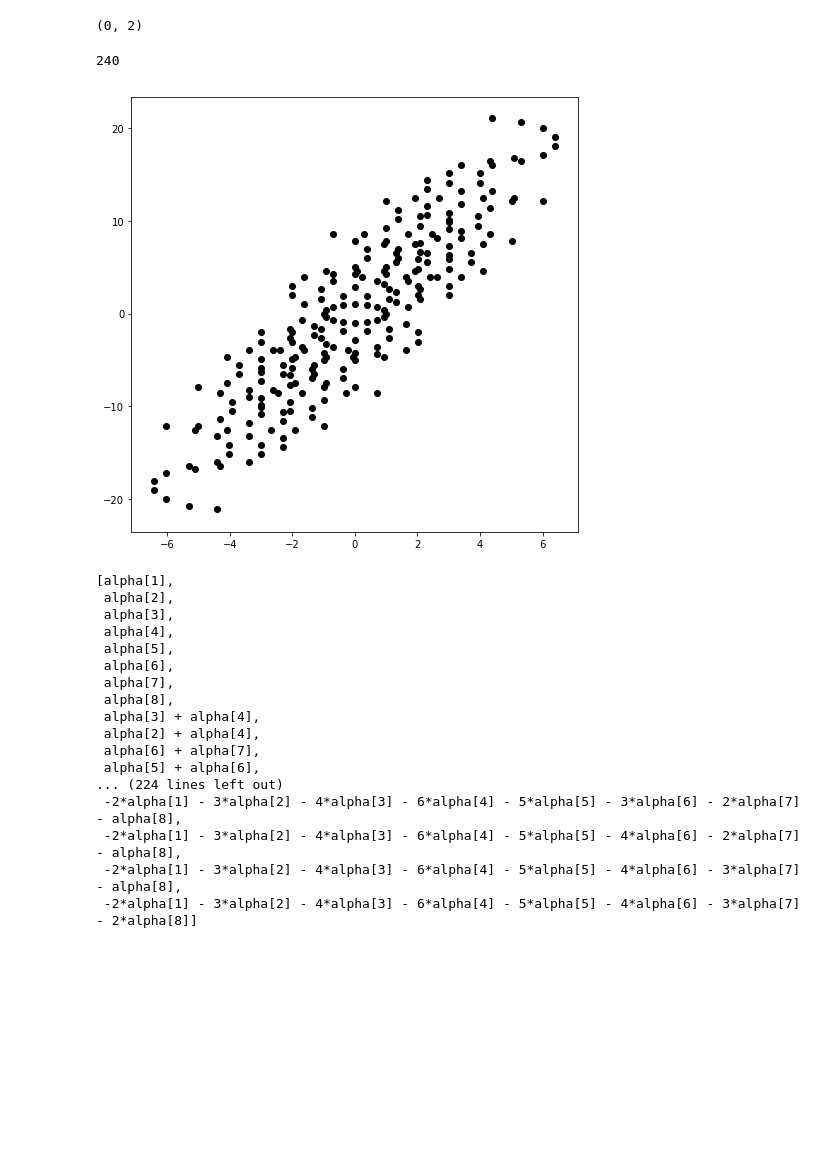
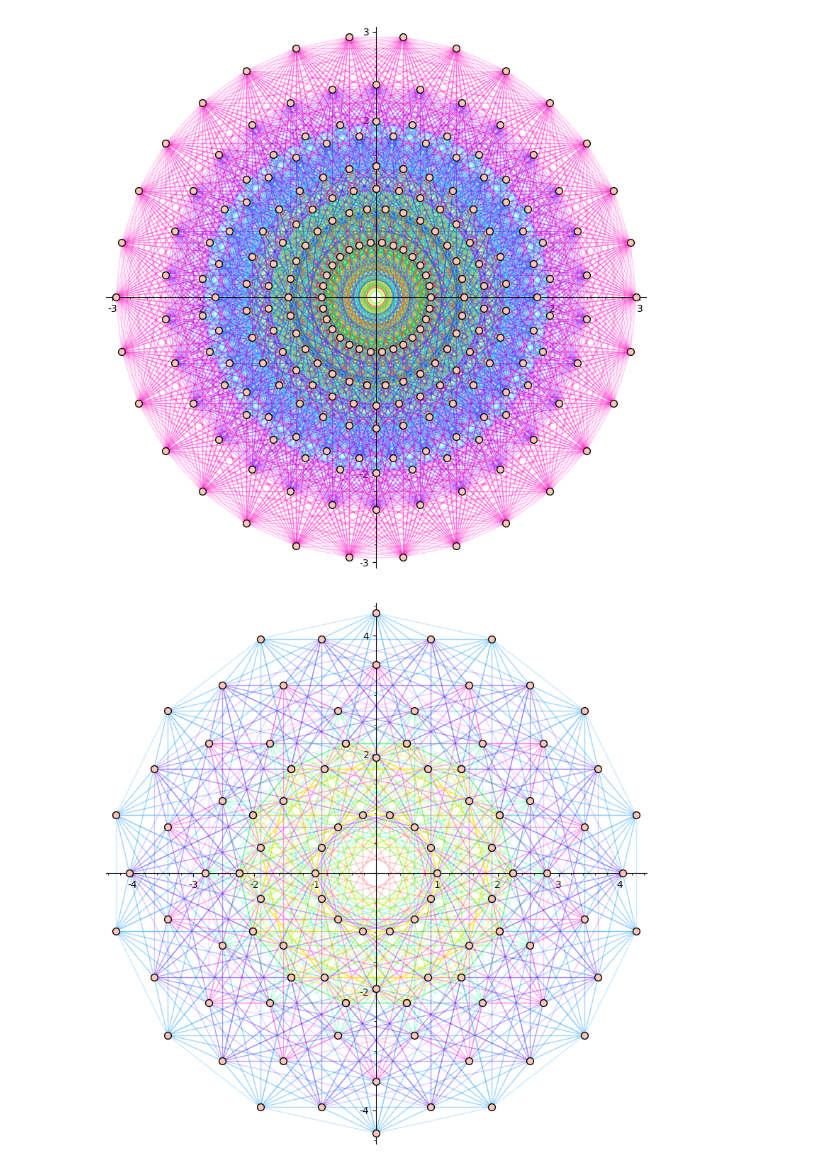
Before and after one commit to springbottom/kacmoody, a Jupyter notebook: kac-moody.ipynb, the cells around one changed output. Saved outputs shown, nothing was run; the diff lists cells and outputs as text; code cells hidden in the pictures; blank space fills up the shorter version.

```diff
--- a/kac-moody.ipynb
+++ b/kac-moody.ipynb
@@ -4,19 +1 @@ import numpy as np
-# %%
-R = RootSystem(["E",7])
-#A = R.ambient_space()
-L = R.root_lattice()
-roots = L.roots()
-simple_roots = L.simple_roots()
-#roots_realspace = A.roots()
-#simple_roots_realspace = A.simple_roots()
-weyl_group = L.weyl_group()
-coxeter_element = weyl_group.coxeter_element().matrix()
-coxeter_number = weyl_group.coxeter_number()
-
-ev = coxeter_element.eigenvectors_left()
-cox_plane = max(ev,key=lambda x : x[0].real() - (x[0].imag() < 0))[1][0] #wacky hack, if I do say so myself
-root_coordinates = [vector(r.dense_coefficient_list()) for r in roots]
-
-M = R.cartan_matrix()
-D = M.dense_matrix()
 # %%
@@ -233,4 +63,0 @@ e.coefficients()
-# %%
-2*vector([0,1])
-# %% [output]
-(0, 2)
@@ -249,28 +64,10 @@ def see_E8_questionably(simple,roots):
-# %%
-len(c.roots())
-# %% [output]
-240
-# %%
-see_E8_questionably(c.simple_roots(),c.roots())
-# %% [output]
-[figure, removed]
-# %%
-c.roots()
-# %% [output]
-[alpha[1],
- alpha[2],
- alpha[3],
- alpha[4],
- alpha[5],
- alpha[6],
- alpha[7],
- alpha[8],
- alpha[3] + alpha[4],
- alpha[2] + alpha[4],
- alpha[6] + alpha[7],
- alpha[5] + alpha[6],
-... (224 lines left out)
- -2*alpha[1] - 3*alpha[2] - 4*alpha[3] - 6*alpha[4] - 5*alpha[5] - 3*alpha[6] - 2*alpha[7] - alpha[8],
- -2*alpha[1] - 3*alpha[2] - 4*alpha[3] - 6*alpha[4] - 5*alpha[5] - 4*alpha[6] - 2*alpha[7] - alpha[8],
- -2*alpha[1] - 3*alpha[2] - 4*alpha[3] - 6*alpha[4] - 5*alpha[5] - 4*alpha[6] - 3*alpha[7] - alpha[8],
- -2*alpha[1] - 3*alpha[2] - 4*alpha[3] - 6*alpha[4] - 5*alpha[5] - 4*alpha[6] - 3*alpha[7] - 2*alpha[8]]
+# %%
+R = RootSystem(["E",8])
+R.coxeter_projection()
+# %% [output]
+[figure, added]
+# %%
+R = RootSystem(["D",8])
+R.coxeter_projection()
+# %% [output]
+[figure, added]
```
Also changed, not shown: parts of 31 cells of this notebook.
